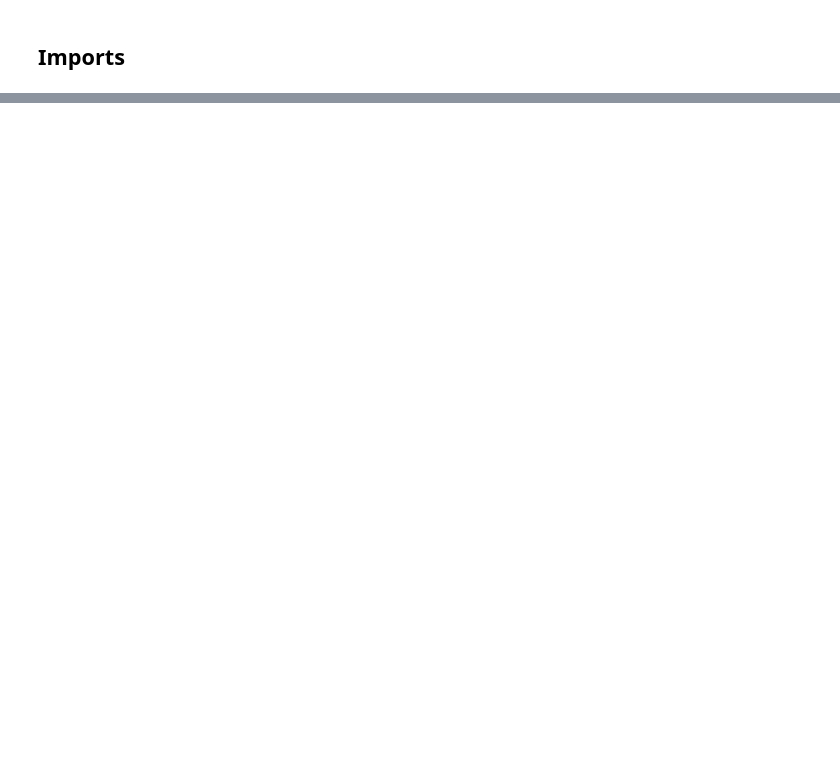
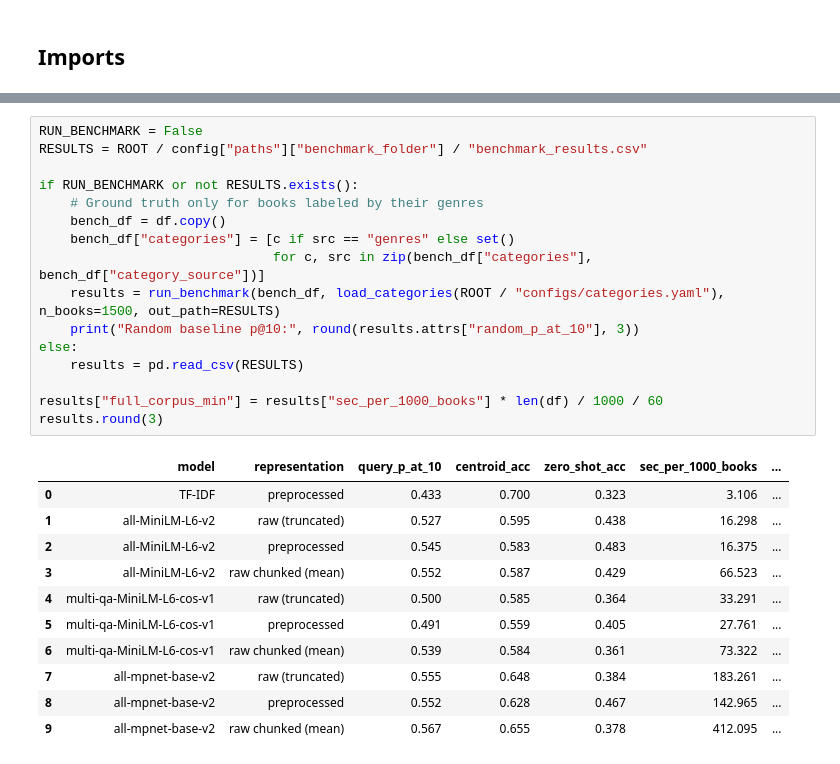
Before and after one commit to JadePlanECE/Natural-Language-Processing-Project, a Jupyter notebook: notebooks/02_embedding_experiments.ipynb, the cells around one changed output, grey strips where cells are left out. Drawn from its saved outputs; the diff is of its cells as text; blank space fills up the shorter version.

```diff
--- a/notebooks/02_embedding_experiments.ipynb
+++ b/notebooks/02_embedding_experiments.ipynb
@@ -50,0 +66,28 @@ np.save(EMBEDDINGS_NPY, book_embeddings.astype(np.float32))
+# %%
+RUN_BENCHMARK = False
+RESULTS = ROOT / config["paths"]["benchmark_folder"] / "benchmark_results.csv"
+
+if RUN_BENCHMARK or not RESULTS.exists():
+    # Ground truth only for books labeled by their genres
+    bench_df = df.copy()
+    bench_df["categories"] = [c if src == "genres" else set()
+                              for c, src in zip(bench_df["categories"], bench_df["category_source"])]
+    results = run_benchmark(bench_df, load_categories(ROOT / "configs/categories.yaml"), n_books=1500, out_path=RESULTS)
+    print("Random baseline p@10:", round(results.attrs["random_p_at_10"], 3))
+else:
+    results = pd.read_csv(RESULTS)
+
+results["full_corpus_min"] = results["sec_per_1000_books"] * len(df) / 1000 / 60
+results.round(3)
+# %% [output]
+|  | model | representation | query_p_at_10 | centroid_acc | zero_shot_acc | sec_per_1000_books | ... |
+| 0 | TF-IDF | preprocessed | 0.433 | 0.700 | 0.323 | 3.106 | ... |
+| 1 | all-MiniLM-L6-v2 | raw (truncated) | 0.527 | 0.595 | 0.438 | 16.298 | ... |
+| 2 | all-MiniLM-L6-v2 | preprocessed | 0.545 | 0.583 | 0.483 | 16.375 | ... |
+| 3 | all-MiniLM-L6-v2 | raw chunked (mean) | 0.552 | 0.587 | 0.429 | 66.523 | ... |
+| 4 | multi-qa-MiniLM-L6-cos-v1 | raw (truncated) | 0.500 | 0.585 | 0.364 | 33.291 | ... |
+| 5 | multi-qa-MiniLM-L6-cos-v1 | preprocessed | 0.491 | 0.559 | 0.405 | 27.761 | ... |
+| 6 | multi-qa-MiniLM-L6-cos-v1 | raw chunked (mean) | 0.539 | 0.584 | 0.361 | 73.322 | ... |
+| 7 | all-mpnet-base-v2 | raw (truncated) | 0.555 | 0.648 | 0.384 | 183.261 | ... |
+| 8 | all-mpnet-base-v2 | preprocessed | 0.552 | 0.628 | 0.467 | 142.965 | ... |
+| 9 | all-mpnet-base-v2 | raw chunked (mean) | 0.567 | 0.655 | 0.378 | 412.095 | ... |
```
Also changed, not shown: parts of 28 cells of this notebook, 3 other files.
